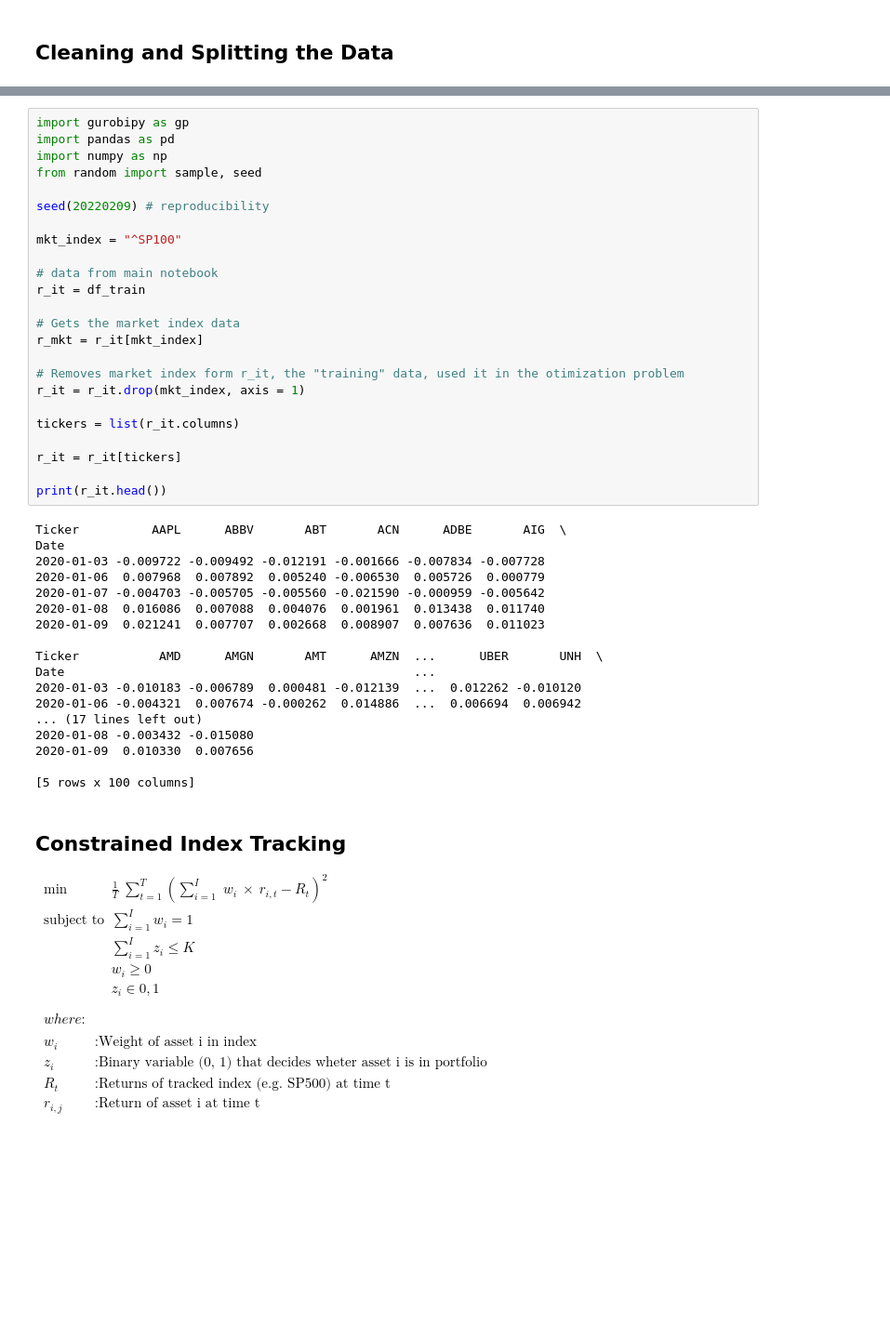
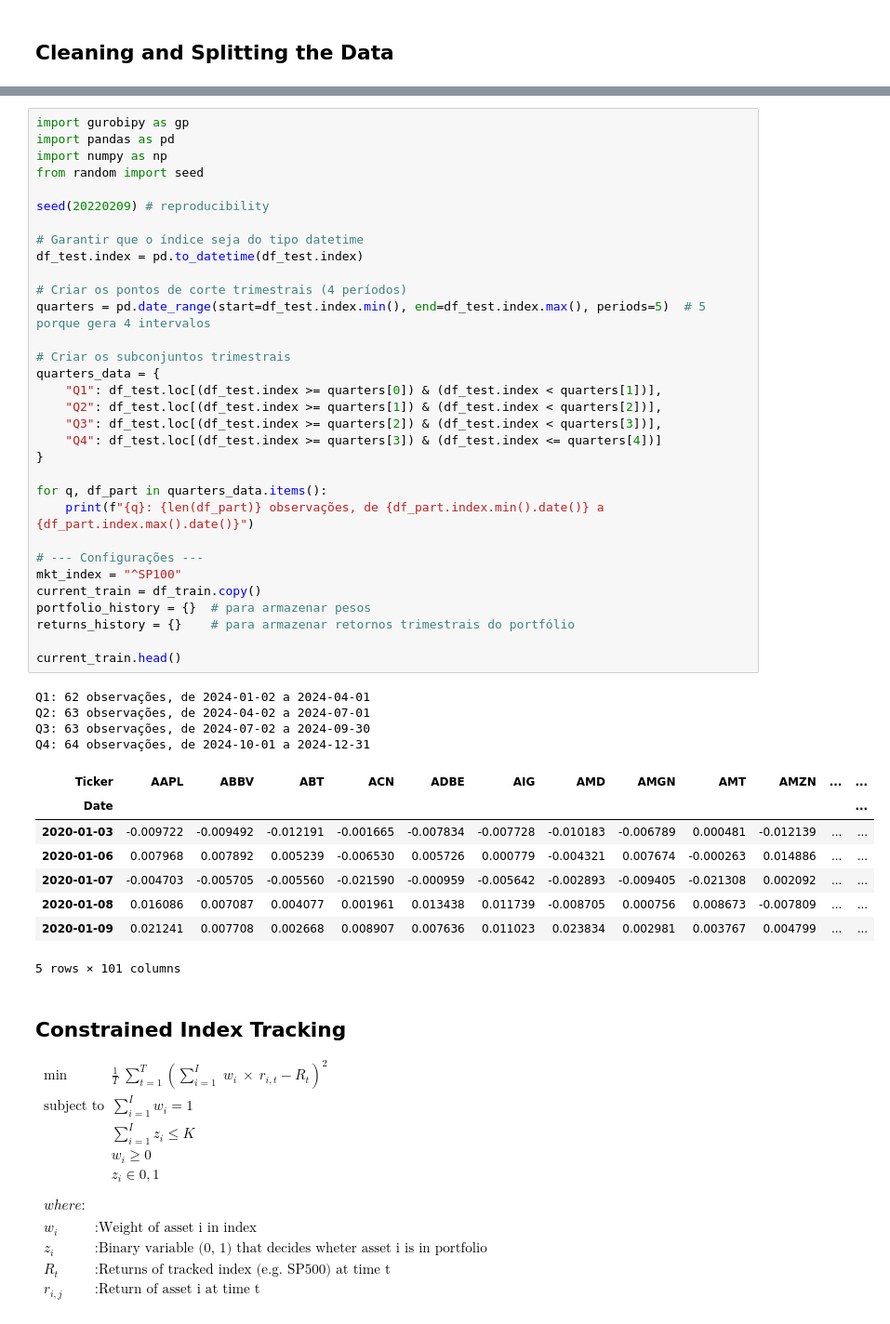
Before and after one commit to joaova/bootcamp-ds-4ed, a Jupyter notebook: index_tracking.ipynb, the cells around one changed output, grey strips where cells are left out. Shown: that part at 93% size. Drawn from its saved outputs; the diff is of its cells as text; blank space fills up the shorter version.

```diff
--- a/index_tracking.ipynb
+++ b/index_tracking.ipynb
@@ -56,45 +60,48 @@ df_ret, df_train, df_test  = clean_data(
 # %%
 import gurobipy as gp
 import pandas as pd
 import numpy as np
-from random import sample, seed
+from random import seed
 
 seed(20220209) # reproducibility
 
+# Garantir que o índice seja do tipo datetime
+df_test.index = pd.to_datetime(df_test.index)
+
+# Criar os pontos de corte trimestrais (4 períodos)
+quarters = pd.date_range(start=df_test.index.min(), end=df_test.index.max(), periods=5)  # 5 porque gera 4 intervalos
+
+# Criar os subconjuntos trimestrais
+quarters_data = {
+    "Q1": df_test.loc[(df_test.index >= quarters[0]) & (df_test.index < quarters[1])],
+    "Q2": df_test.loc[(df_test.index >= quarters[1]) & (df_test.index < quarters[2])],
+    "Q3": df_test.loc[(df_test.index >= quarters[2]) & (df_test.index < quarters[3])],
+    "Q4": df_test.loc[(df_test.index >= quarters[3]) & (df_test.index <= quarters[4])]
+}
+
+for q, df_part in quarters_data.items():
+    print(f"{q}: {len(df_part)} observações, de {df_part.index.min().date()} a {df_part.index.max().date()}")
+
+# --- Configurações ---
 mkt_index = "^SP100"
+current_train = df_train.copy()
+portfolio_history = {}  # para armazenar pesos
+returns_history = {}    # para armazenar retornos trimestrais do portfólio
 
-# data from main notebook
-r_it = df_train
-
-# Gets the market index data
-r_mkt = r_it[mkt_index]
-
-# Removes market index form r_it, the "training" data, used it in the otimization problem
-r_it = r_it.drop(mkt_index, axis = 1)
-
-tickers = list(r_it.columns)
-
-r_it = r_it[tickers]
-
-print(r_it.head())
+current_train.head()
 # %% [output]
-Ticker          AAPL      ABBV       ABT       ACN      ADBE       AIG  \
-Date
-2020-01-03 -0.009722 -0.009492 -0.012191 -0.001666 -0.007834 -0.007728
-2020-01-06  0.007968  0.007892  0.005240 -0.006530  0.005726  0.000779
-2020-01-07 -0.004703 -0.005705 -0.005560 -0.021590 -0.000959 -0.005642
-2020-01-08  0.016086  0.007088  0.004076  0.001961  0.013438  0.011740
-2020-01-09  0.021241  0.007707  0.002668  0.008907  0.007636  0.011023
-
-Ticker           AMD      AMGN       AMT      AMZN  ...      UBER       UNH  \
-Date                                                ...
-2020-01-03 -0.010183 -0.006789  0.000481 -0.012139  ...  0.012262 -0.010120
-2020-01-06 -0.004321  0.007674 -0.000262  0.014886  ...  0.006694  0.006942
-... (17 lines left out)
-2020-01-08 -0.003432 -0.015080
-2020-01-09  0.010330  0.007656
-
-[5 rows x 100 columns]
+Q1: 62 observações, de 2024-01-02 a 2024-04-01
+Q2: 63 observações, de 2024-04-02 a 2024-07-01
+Q3: 63 observações, de 2024-07-02 a 2024-09-30
+Q4: 64 observações, de 2024-10-01 a 2024-12-31
+| Ticker | AAPL | ABBV | ABT | ACN | ADBE | AIG | AMD | AMGN | AMT | AMZN | ... | ... |
+| Date |  |  |  |  |  |  |  |  |  |  |  | ... |
+| 2020-01-03 | -0.009722 | -0.009492 | -0.012191 | -0.001665 | -0.007834 | -0.007728 | -0.010183 | -0.006789 | 0.000481 | -0.012139 | ... | ... |
+| 2020-01-06 | 0.007968 | 0.007892 | 0.005239 | -0.006530 | 0.005726 | 0.000779 | -0.004321 | 0.007674 | -0.000263 | 0.014886 | ... | ... |
+| 2020-01-07 | -0.004703 | -0.005705 | -0.005560 | -0.021590 | -0.000959 | -0.005642 | -0.002893 | -0.009405 | -0.021308 | 0.002092 | ... | ... |
+| 2020-01-08 | 0.016086 | 0.007087 | 0.004077 | 0.001961 | 0.013438 | 0.011739 | -0.008705 | 0.000756 | 0.008673 | -0.007809 | ... | ... |
+| 2020-01-09 | 0.021241 | 0.007708 | 0.002668 | 0.008907 | 0.007636 | 0.011023 | 0.023834 | 0.002981 | 0.003767 | 0.004799 | ... | ... |
+5 rows × 101 columns
 # %% [markdown]
 ## Constrained Index Tracking
 
```
Also changed, not shown: parts of 5 cells of this notebook.
